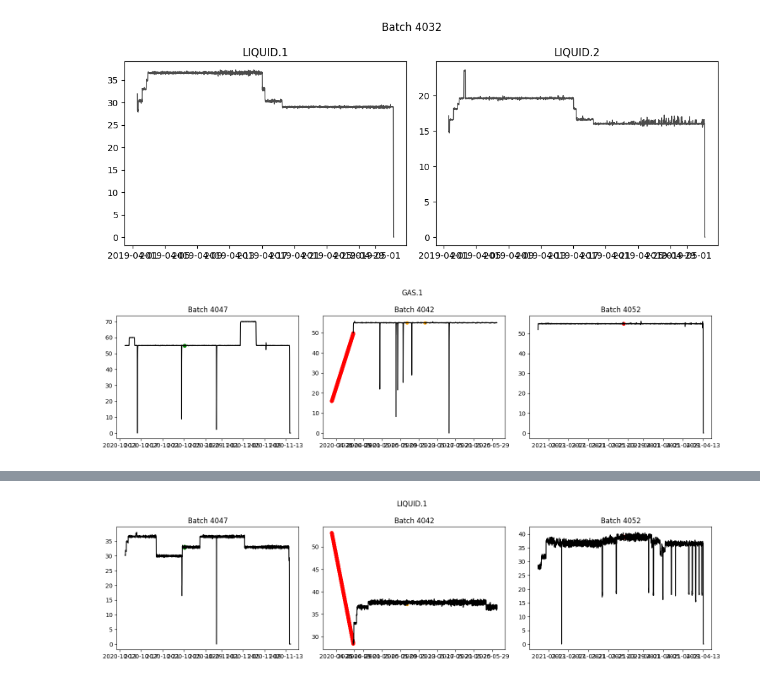
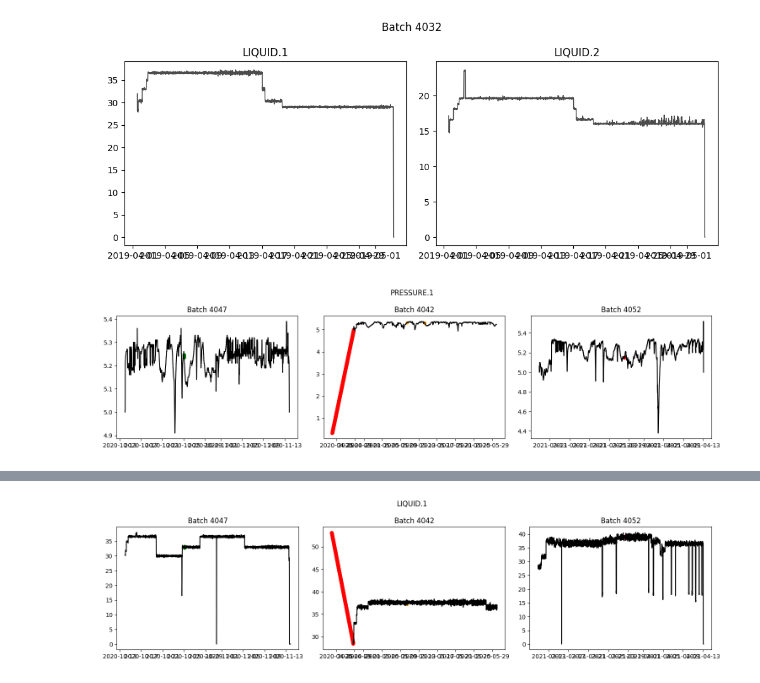
Before and after one commit to RichardFisher1/Applied, a Jupyter notebook: notebooks/RichardNotes.ipynb, the cells around one changed output, grey strips where cells are left out. Cells and saved outputs as stored; diff of their text form; code cells hidden in the pictures.

```diff
--- a/notebooks/RichardNotes.ipynb
+++ b/notebooks/RichardNotes.ipynb
@@ -372,6 +372,6 @@ plotter.plot(batch=4032, column=["LIQUID.1", 'LIQUID.2'])
 # %% [output]
 [figure]
 # %%
-plotter.plot(column="GAS.1", batches=[4047,4042,4052])
+plotter.plot(column="PRESSURE.1", batches=[4047,4042,4052])
 # %% [output]
-[figure, old version]
+[figure, new version]
```
Also changed, not shown: parts of 1 cell of this notebook.
